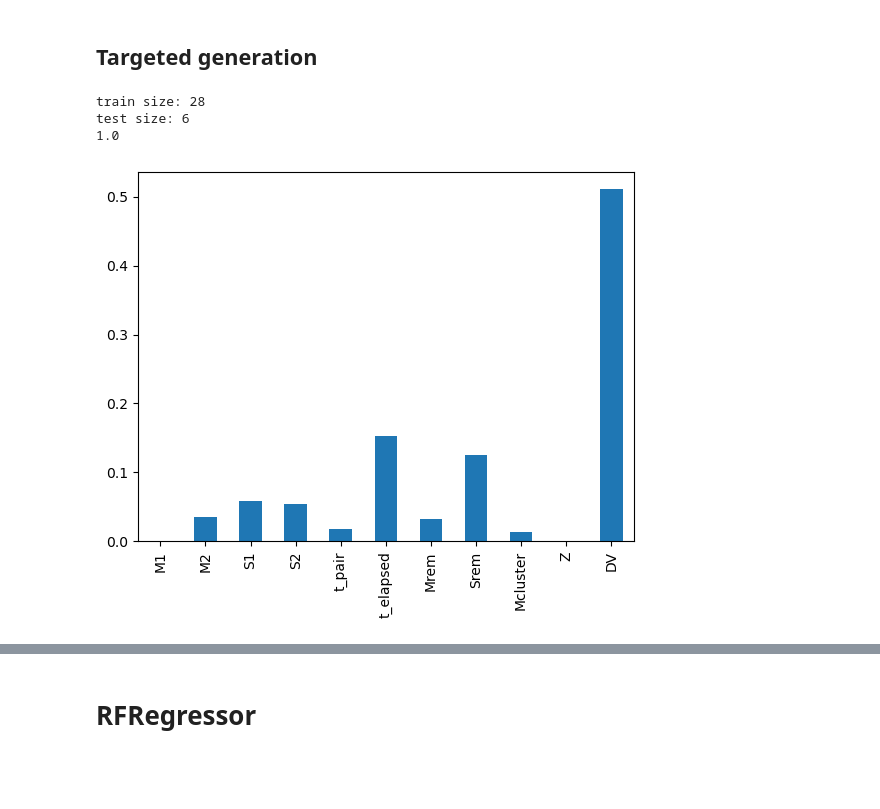
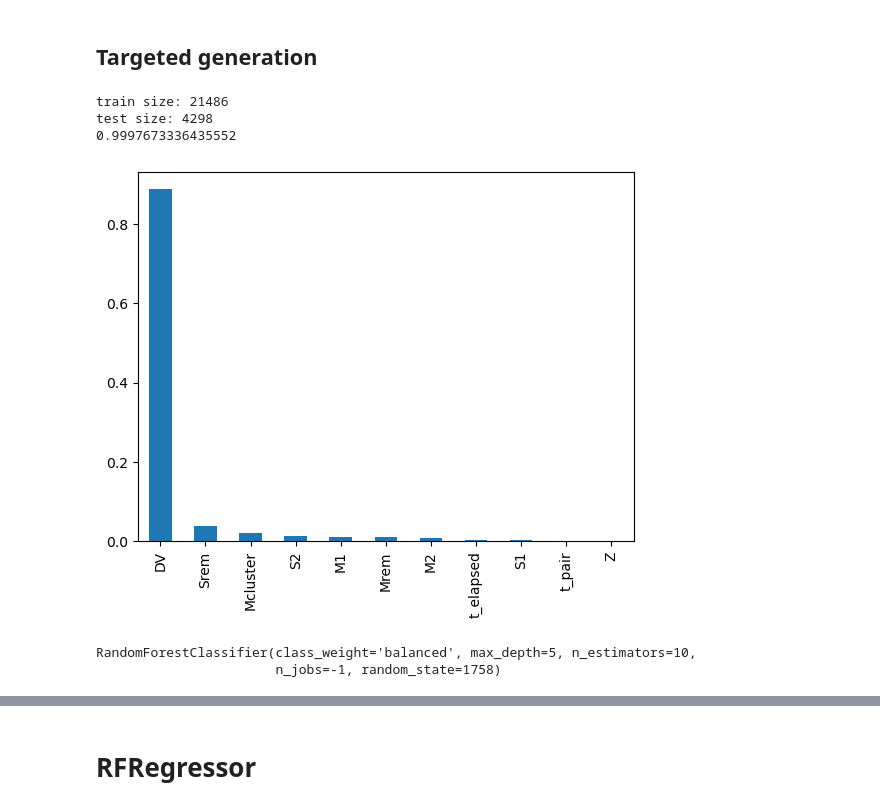
Before and after one commit to BelliLuigi/Hierarchical-mergers-of-black-holes, a Jupyter notebook: RFC.ipynb, the cells around one changed output, grey strips where cells are left out. Saved outputs shown, nothing was run; the diff lists cells and outputs as text; code cells hidden in the pictures; blank space fills up the shorter version.

Commit message:
Desgusting plots

```diff
--- a/RFC.ipynb
+++ b/RFC.ipynb
@@ -18,12 +19,12 @@ df_ysc = extractor('ysc')
 ## First Generation
 # %%
 def classes(gen):
-    if gen > 3: return 'Above 3'
-    return str(gen)
+    if gen > 3: return 4
+    return gen
 
 
 df_nsc['target'] = df_nsc['gen_max'].transform(classes)
-df_nsc['DV'] = (df_nsc['esca_v'] - df_nsc['kick']).ge(0)  # Escape velocity is greater than kick (bbh stays in cluster)
+df_nsc['DV'] = df_nsc['esca_v'].ge(df_nsc['kick'])  # Escape velocity is greater than kick (bbh stays in cluster)
 # %%
 min_evo = df_nsc.loc[df_nsc.groupby('ID')['gen'].idxmin()]
 max_evo = df_nsc.loc[df_nsc.groupby('ID')['gen'].idxmax()]
@@ -61,12 +73,12 @@ plt.show()
 # %% [markdown]
 ## Targeted generation
 # %%
-gen_prec = df_nsc[df_nsc['gen'] == 10]
+gen_prec = df_nsc[df_nsc['gen'] == 4]
 # %%
 # separate test set, create label set
 dumped_features = ['ID', 'gen', 'gen_max', 'target', 'kick', 'esca_v']
 
-x_train, x_test, y_train, y_test = train_test_split((train_feats := gen_prec.drop(columns=dumped_features)), gen_prec['gen_max'] > 10, test_size=0.2)
+x_train, x_test, y_train, y_test = train_test_split((train_feats := gen_prec.drop(columns=dumped_features)), gen_prec['gen_max'] > 4, test_size=0.2)
 
 
 forest = RandomForestClassifier(n_estimators=10, max_depth=5, random_state=1758, n_jobs=-1, class_weight='balanced')
@@ -75,12 +87,17 @@ forest.fit(x_train, y_train)
 print(f'train size: {len(gen_prec)}\ntest size: {len(y_test)}')
 print(forest.score(x_test, y_test))
 # %% [output]
-train size: 28
-test size: 6
-1.0
+train size: 21486
+test size: 4298
+0.9997673336435552
 # %%
-importances = pd.Series(forest.feature_importances_, index=list(train_feats))
+importances = pd.Series(forest.feature_importances_, index=list(train_feats)).sort_values(ascending=False)
 importances.plot.bar()
 plt.show()
 # %% [output]
-[figure, old version]
+[figure, new version]
+# %%
+forest.fit(x_train[['DV', 'Z']], y_train)
+# %% [output]
+RandomForestClassifier(class_weight='balanced', max_depth=5, n_estimators=10,
+                       n_jobs=-1, random_state=1758)
```
Also changed, not shown: parts of 15 cells of this notebook.
